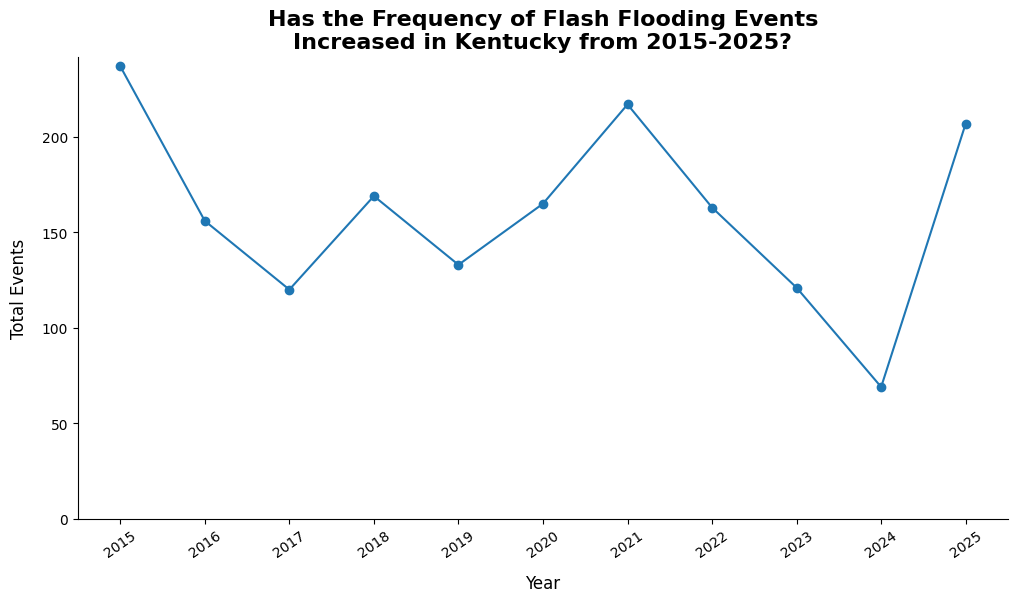
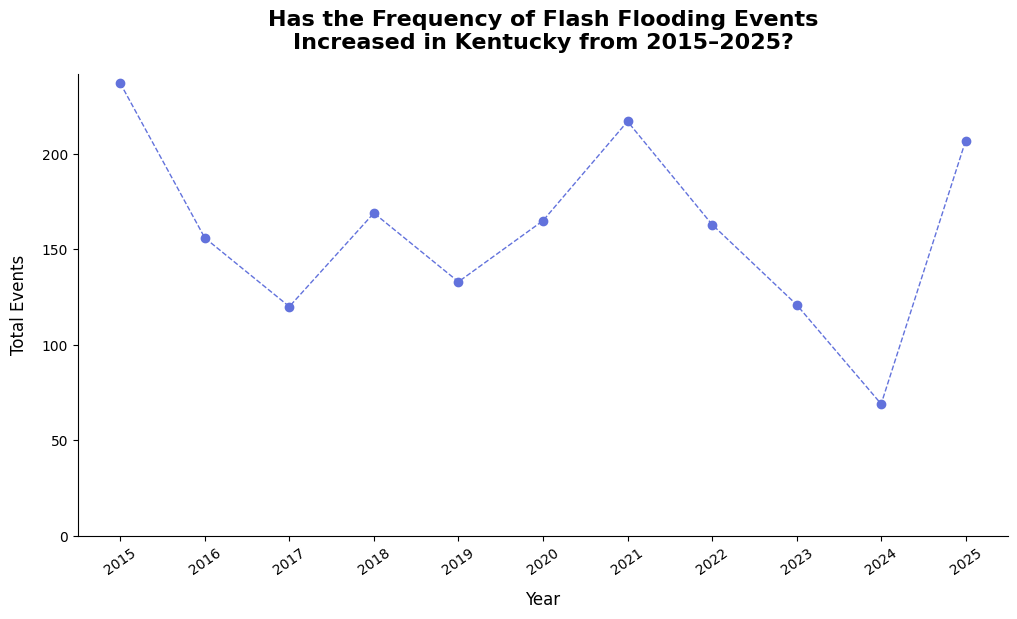
Code edit (unified diff) that turned the first committed figure into the second:
--- before
+++ after
@@ -6,10 +6,18 @@
 ax = plt.gca()
 
-events_per_year.plot(kind="line", marker="o", ax=ax)
+ax.plot(
+    events_per_year.index,
+    events_per_year.values,
+    marker="o",
+    linestyle="--",
+    linewidth=1,
+    color="#6272dc"
+)
 
 ax.set_title(
-    "Has the Frequency of Flash Flooding Events\nIncreased in Kentucky from 2015-2025?",
-    fontsize=16, 
-    fontweight="bold"
+    "Has the Frequency of Flash Flooding Events\nIncreased in Kentucky from 2015–2025?",
+    fontsize=16,
+    fontweight="bold",
+    pad=18
 )
 
@@ -27,10 +35,14 @@
 
 ax.set_xticks(events_per_year.index)
-ax.set_xticklabels(events_per_year.index, rotation=35, ha="center")
+ax.set_xticklabels(
+    events_per_year.index,
+    rotation=35,
+    ha="center"
+)
 
 ax.set_ylim(0, events_per_year.max() + 5)
 
-plt.gca().spines["top"].set_visible(False)
-plt.gca().spines["right"].set_visible(False)
+ax.spines["top"].set_visible(False)
+ax.spines["right"].set_visible(False)
 
 plt.show()

Commit: Edited code for line graph to improve readability